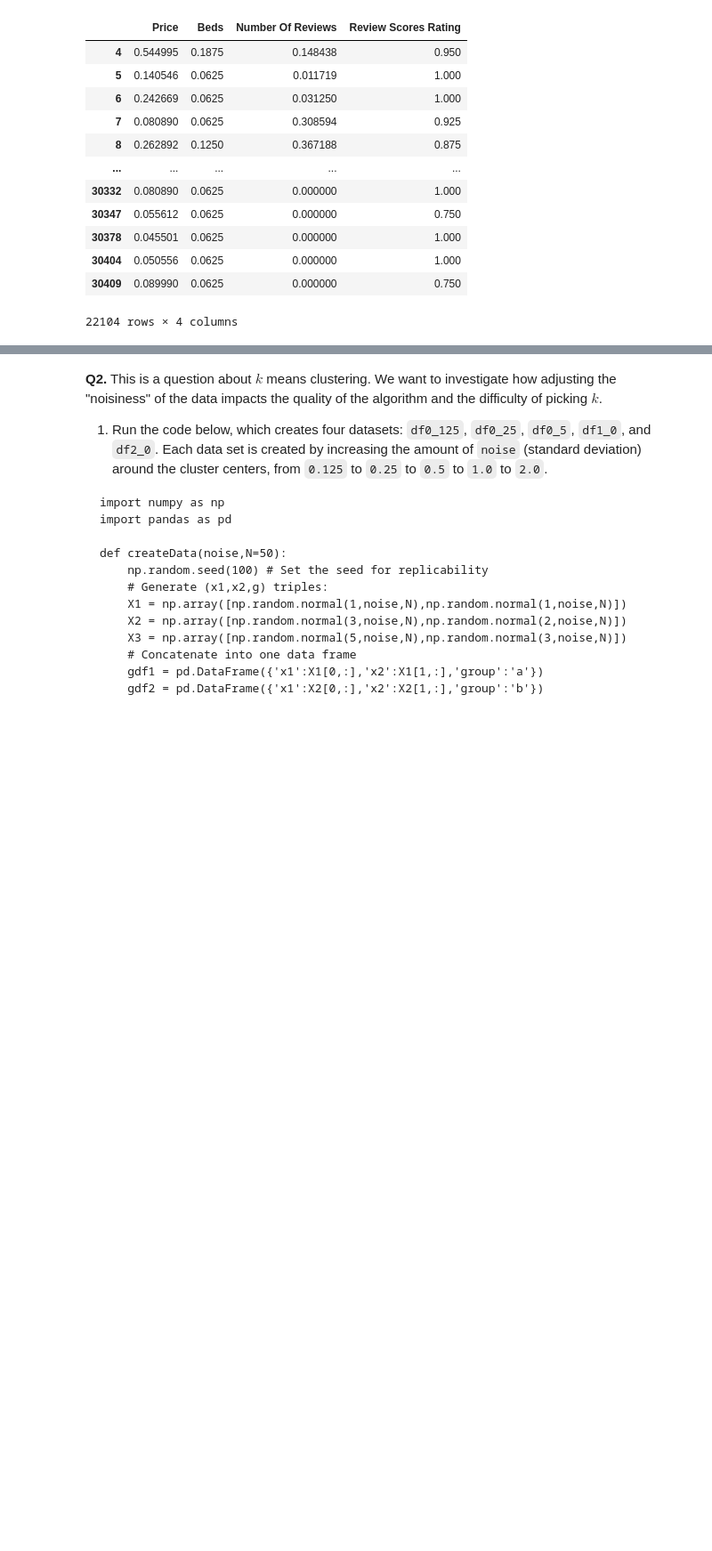
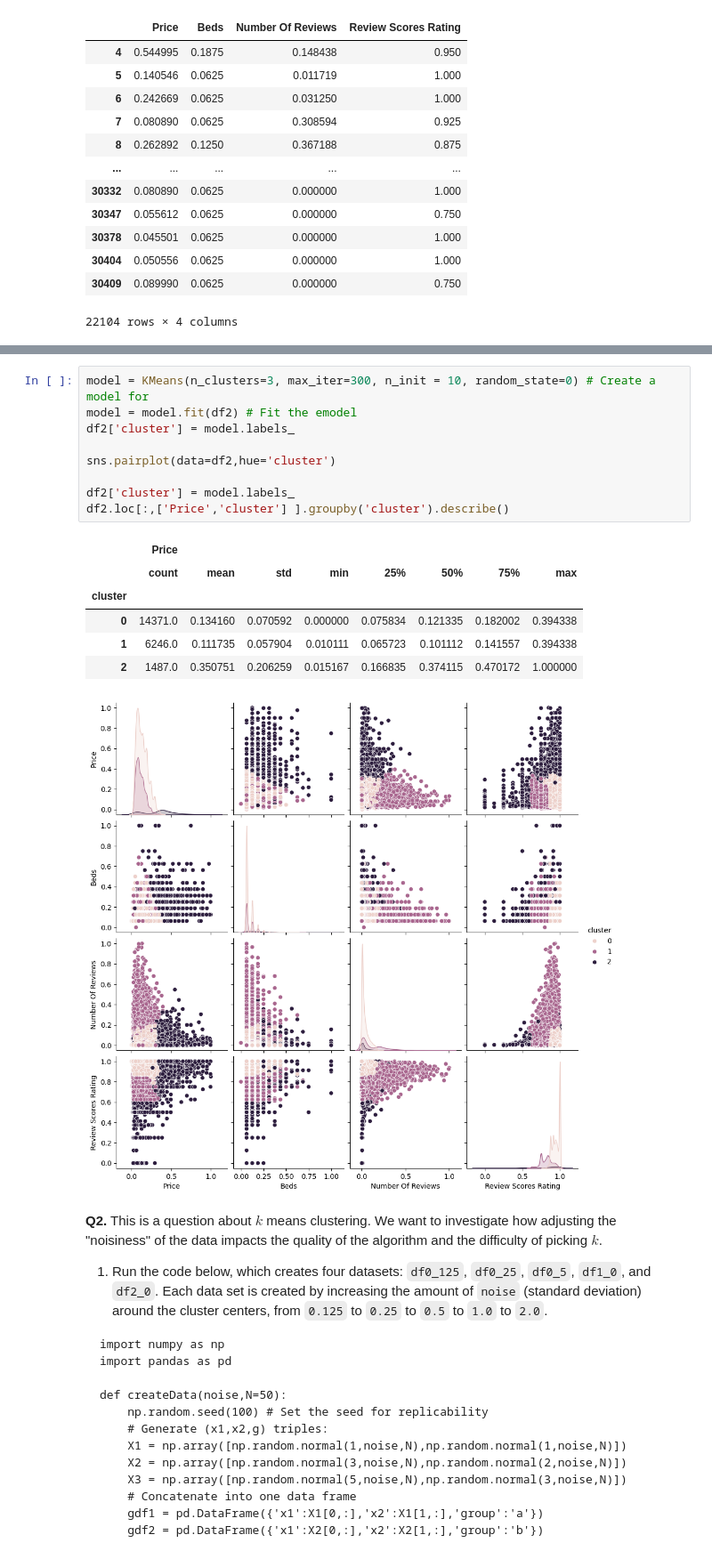
Before and after one commit to jillianhaig/kmc, a Jupyter notebook: assignment_kmc.ipynb, the cells around one changed output, grey strips where cells are left out. Shown at 89% size. Cells and saved outputs as stored; diff of their text form; blank space fills up the shorter version.

```diff
--- a/assignment_kmc.ipynb
+++ b/assignment_kmc.ipynb
@@ -165,3 +219,20 @@ df2['cluster'] = model.labels_
+# %%
+model = KMeans(n_clusters=3, max_iter=300, n_init = 10, random_state=0) # Create a model for
+model = model.fit(df2) # Fit the emodel
+df2['cluster'] = model.labels_
+
+sns.pairplot(data=df2,hue='cluster')
+
+df2['cluster'] = model.labels_
+df2.loc[:,['Price','cluster'] ].groupby('cluster').describe()
+# %% [output]
+|  | Price |  |  |  |  |  |  |  |
+|  | count | mean | std | min | 25% | 50% | 75% | max |
+| cluster |  |  |  |  |  |  |  |  |
+| 0 | 14371.0 | 0.134160 | 0.070592 | 0.000000 | 0.075834 | 0.121335 | 0.182002 | 0.394338 |
+| 1 | 6246.0 | 0.111735 | 0.057904 | 0.010111 | 0.065723 | 0.101112 | 0.141557 | 0.394338 |
+| 2 | 1487.0 | 0.350751 | 0.206259 | 0.015167 | 0.166835 | 0.374115 | 0.470172 | 1.000000 |
+[figure, added]
 # %% [markdown]
 **Q2.** This is a question about $k$ means clustering. We want to investigate how adjusting the "noisiness" of the data impacts the quality of the algorithm and the difficulty of picking $k$.
 
```
Also changed, not shown: parts of 8 cells of this notebook.
